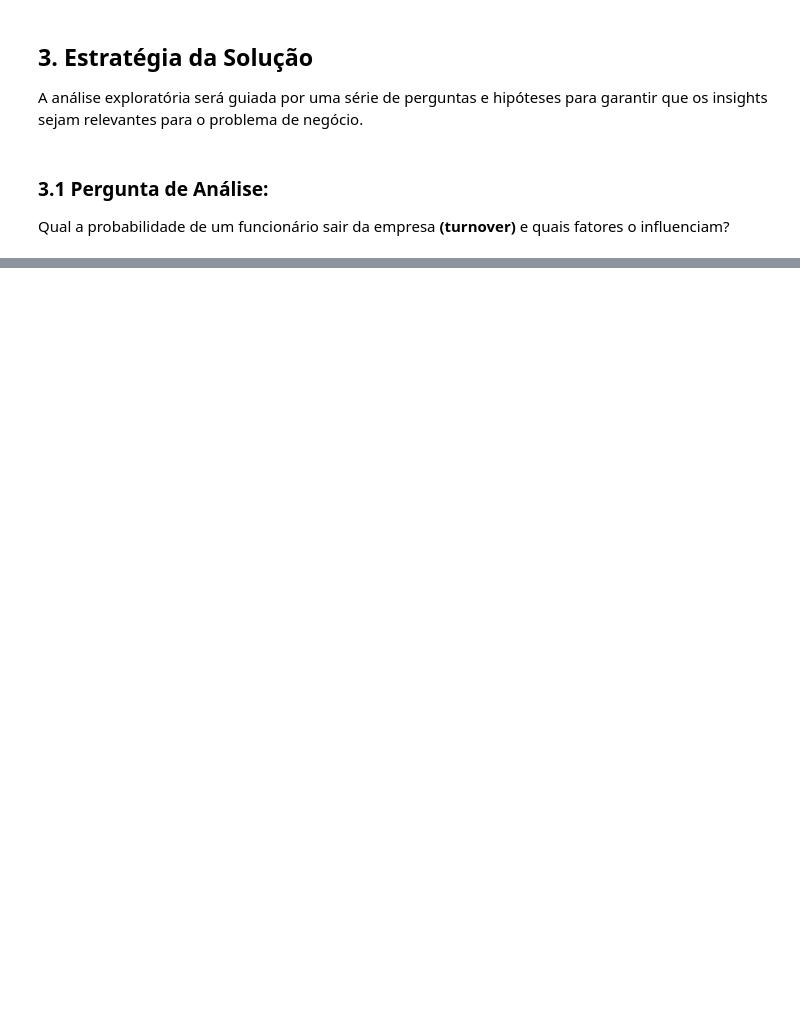
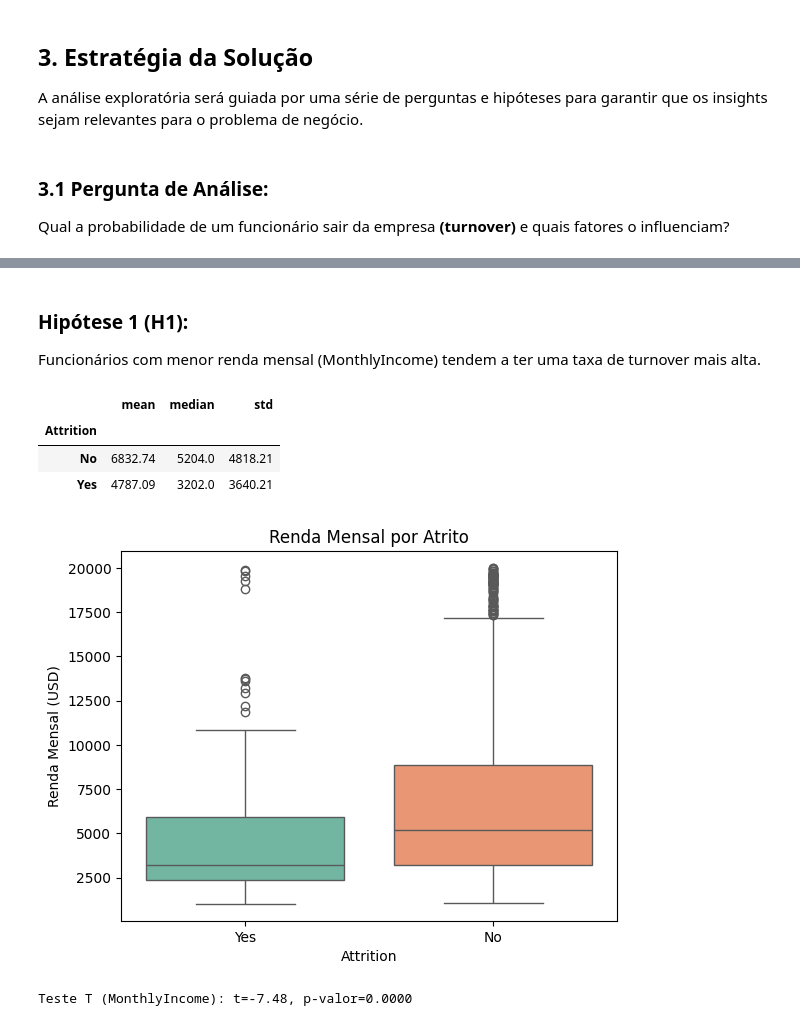
Before and after one commit to lucasalmeida097/HR-Attrition-Prediction, a Jupyter notebook: notebooks/eda.ipynb, the cells around one changed output, grey strips where cells are left out. Drawn from its saved outputs; the diff is of its cells as text; code cells hidden in the pictures; blank space fills up the shorter version.

Commit message:
feat: update of exploratory data analysis

```diff
--- a/notebooks/eda.ipynb
+++ b/notebooks/eda.ipynb
@@ -28,14 +23,0 @@ from scipy.stats import skew, kurtosis, chi2_contingency, ttest_ind
-# %%
-# Configurações gerais de estilo
-sns.set_palette('Set2')
-plt.rcParams['figure.figsize'] = (8, 5)
-
-# Carregar dataset
-df = pd.read_csv('../data/raw/Human_Resources.csv')
-
-#Exibir todas as colunas do dataset
-pd.set_option('display.max_columns', None)
-
-# Primeiras linhas
-print("Dimensões:", df.shape)
-df.head()
@@ -49,0 +26,4 @@ Dimensões: (1470, 35)
+# %%
+df = pd.read_csv('/content/drive/MyDrive/Colab Notebooks/project_rh/HR-Attrition-Prediction/data/raw/Human_Resources.csv')
+
+pd.set_option('display.max_columns', None)
@@ -432,0 +209,24 @@ Testes de Significância
+# %% [markdown]
+###  Hipótese  1 (H1):
+Funcionários com menor renda mensal (MonthlyIncome) tendem a ter uma taxa de turnover mais alta.
+# %%
+# 1. Tabela de Estatísticas Descritivas
+stats_h1 = df.groupby("Attrition")['MonthlyIncome'].agg(['mean', 'median', 'std'])
+display(stats_h1.round(2))
+
+# 2. Boxplot
+sns.boxplot(data=df, x="Attrition", y="MonthlyIncome", palette='Set2', hue='Attrition')
+plt.title("Renda Mensal por Atrito")
+plt.ylabel("Renda Mensal (USD)")
+plt.show()
+
+# 3. Teste T para Significância
+t_stat, p_val = stats.ttest_ind(df[df['Attrition']=='Yes']['MonthlyIncome'], df[df['Attrition']=='No']['MonthlyIncome'], equal_var=False)
+print(f"Teste T (MonthlyIncome): t={t_stat:.2f}, p-valor={p_val:.4f}")
+# %% [output]
+|  | mean | median | std |
+| Attrition |  |  |  |
+| No | 6832.74 | 5204.0 | 4818.21 |
+| Yes | 4787.09 | 3202.0 | 3640.21 |
+[figure, added]
+Teste T (MonthlyIncome): t=-7.48, p-valor=0.0000
```
Also changed, not shown: parts of 84 cells of this notebook, 1 other file.
